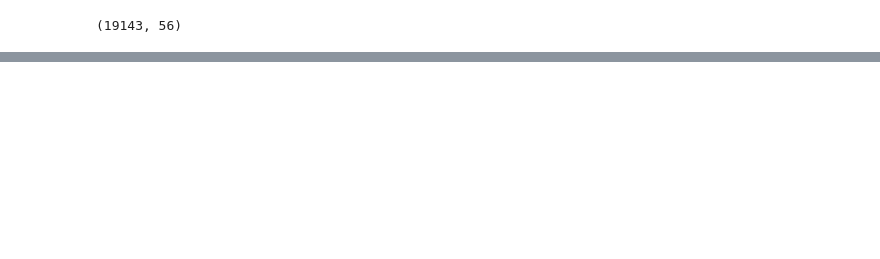
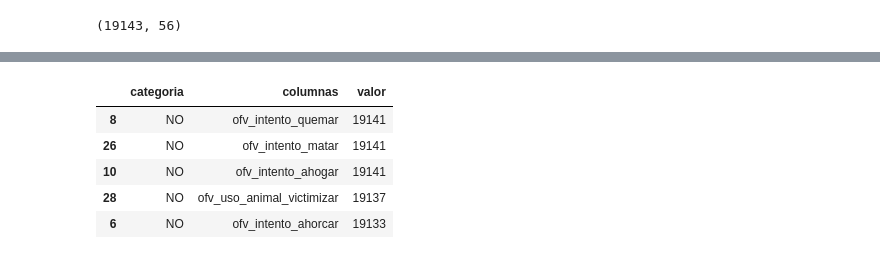
Before and after one commit to VicColombo/linea_137_llamados_vs, a Jupyter notebook: tocar_las_variables.ipynb, the cells around one changed output, grey strips where cells are left out. Drawn from its saved outputs; the diff is of its cells as text; code cells hidden in the pictures; blank space fills up the shorter version.

```diff
--- a/tocar_las_variables.ipynb
+++ b/tocar_las_variables.ipynb
@@ -144,0 +246,10 @@ Name: vs_existencia_facilitador_corrupcion_nnya, dtype: int64
+# %%
+ofv_wide_to_long_sort = ofv_wide_to_long.sort_values(['valor'], ascending=False)
+ofv_wide_to_long_sort.head()
+# %% [output]
+|  | categoria | columnas | valor |
+| 8 | NO | ofv_intento_quemar | 19141 |
+| 26 | NO | ofv_intento_matar | 19141 |
+| 10 | NO | ofv_intento_ahogar | 19141 |
+| 28 | NO | ofv_uso_animal_victimizar | 19137 |
+| 6 | NO | ofv_intento_ahorcar | 19133 |
```
Also changed, not shown: parts of 30 cells of this notebook, 6 other files.
